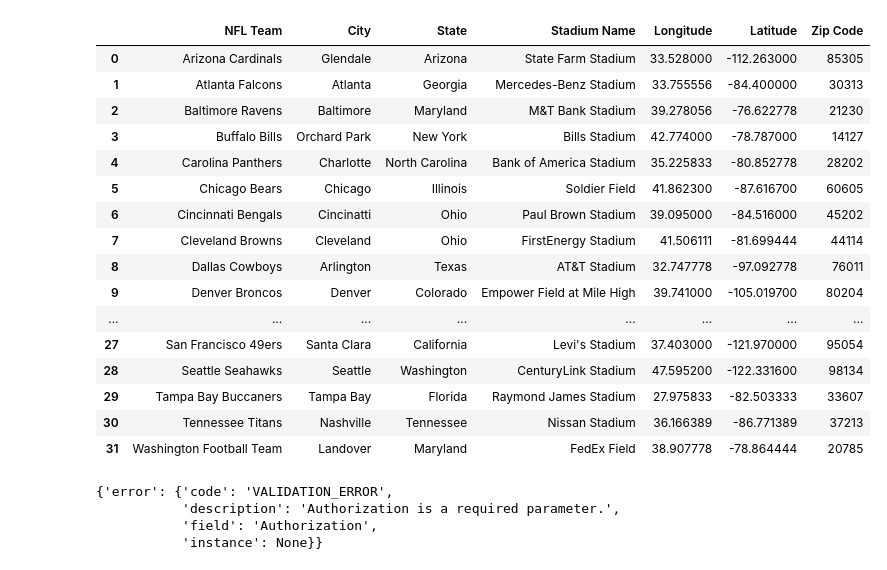
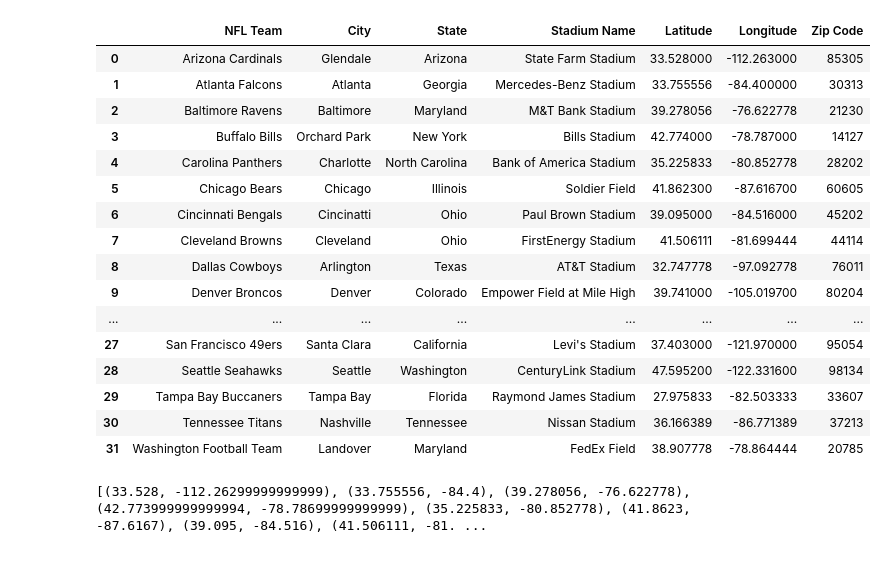
Before and after one commit to jjying89/Yelp-Restaurants-Analysis, a Jupyter notebook: Stadium_Coordinates.ipynb, the cells around one changed output. Cells and saved outputs as stored; diff of their text form; code cells hidden in the pictures.

Commit message:
fixed stadium_coordinates.csv headers (lat, long were inverted) + first for loop to search restaurants providing (lat, lng)

```diff
--- a/Stadium_Coordinates.ipynb
+++ b/Stadium_Coordinates.ipynb
@@ -39,17 +45,17 @@ pprint(response)
 # %%
 stadium_data_df = pd.read_csv('Resources/stadium_coordinates.csv', dtype={
     "NFL Team": "string",
     "City": "string",
     "State": "string",
     "Stadium Name": "string",
-    "Longtidue": np.float64,
     "Latitude": np.float64,
+    "Longitude": np.float64,
     "Zip Code": "string"
 })
 stadium_data_df = stadium_data_df.dropna()
 stadium_data_df
 # %% [output]
-|  | NFL Team | City | State | Stadium Name | Longitude | Latitude | Zip Code |
+|  | NFL Team | City | State | Stadium Name | Latitude | Longitude | Zip Code |
 | 0 | Arizona Cardinals | Glendale | Arizona | State Farm Stadium | 33.528000 | -112.263000 | 85305 |
 | 1 | Atlanta Falcons | Atlanta | Georgia | Mercedes-Benz Stadium | 33.755556 | -84.400000 | 30313 |
 | 2 | Baltimore Ravens | Baltimore | Maryland | M&T Bank Stadium | 39.278056 | -76.622778 | 21230 |
@@ -71,7 +75,6 @@ response = requests.get(query_url).json()
-# %%
-pprint(response)
-# %% [output]
-{'error': {'code': 'VALIDATION_ERROR',
-           'description': 'Authorization is a required parameter.',
-           'field': 'Authorization',
-           'instance': None}}
+# %%
+# Make a list of coordinate tuples (lat, lng) for each stadium
+stadium_coordinates = list(zip(stadium_data_df["Latitude"], stadium_data_df["Longitude"]))
+print(stadium_coordinates)
+# %% [output]
+[(33.528, -112.26299999999999), (33.755556, -84.4), (39.278056, -76.622778), (42.773999999999994, -78.78699999999999), (35.225833, -80.852778), (41.8623, -87.6167), (39.095, -84.516), (41.506111, -81. ...
```
Also changed, not shown: parts of 6 cells of this notebook, 1 other file.
